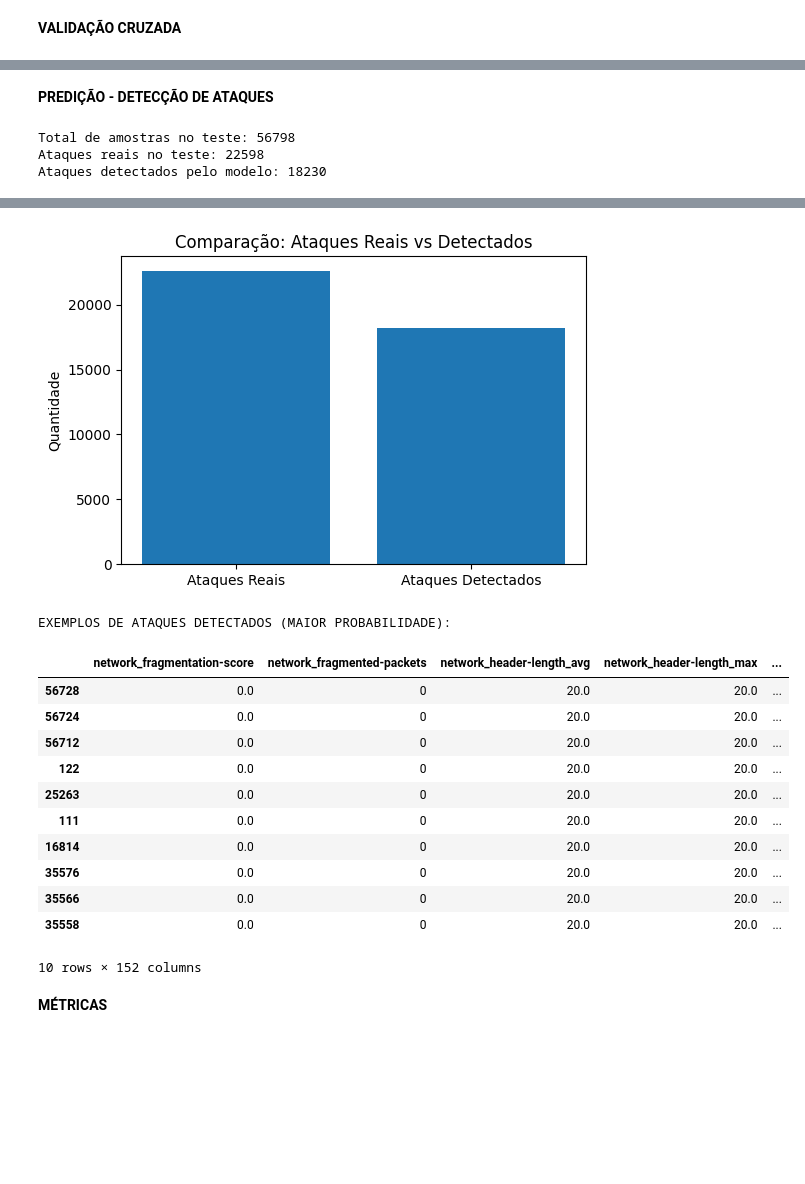
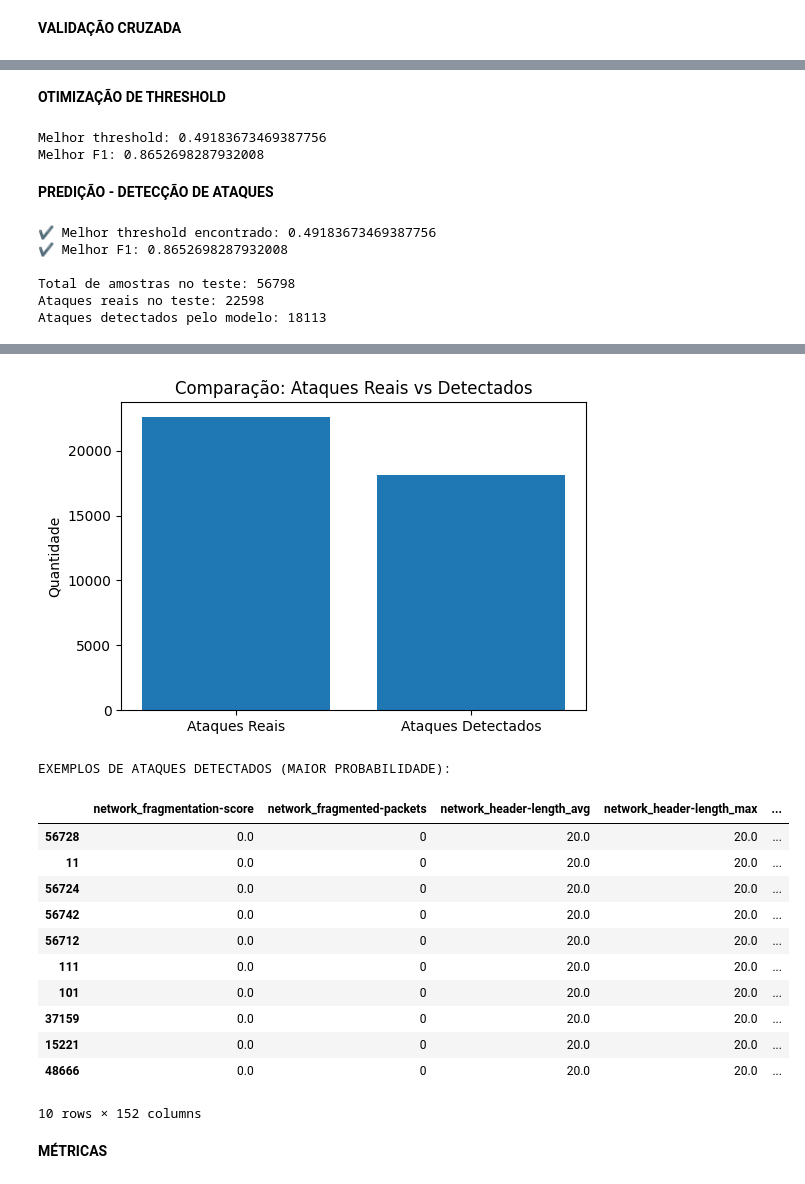
Before and after one commit to Bruno8740/Projeto-Detec-o-Ataques-IIoT-ML-RL-, a Jupyter notebook: modelo.ipynb, the cells around one changed output, grey strips where cells are left out. Drawn from its saved outputs; the diff is of its cells as text; code cells hidden in the pictures; blank space fills up the shorter version.

```diff
--- a/modelo.ipynb
+++ b/modelo.ipynb
@@ -267,39 +275,72 @@ F1 Médio: 0.863025088989201
+# %% [markdown]
+**OTIMIZAÇÃO DE THRESHOLD**
+# %%
+y_prob = pipeline.predict_proba(X_test)[:, 1]
+
+thresholds = np.linspace(0.1, 0.9, 50)
+
+best_thresh = 0.5
+best_f1 = 0
+
+for t in thresholds:
+    y_pred_temp = (y_prob >= t).astype(int)
+    f1 = f1_score(y_test, y_pred_temp)
+
+    if f1 > best_f1:
+        best_f1 = f1
+        best_thresh = t
+
+print("Melhor threshold:", best_thresh)
+print("Melhor F1:", best_f1)
+# %% [output]
+Melhor threshold: 0.49183673469387756
+Melhor F1: 0.8652698287932008
 # %% [markdown]
 **PREDIÇÃO - DETECÇÃO DE ATAQUES**
 # %%
-# PREDIÇÃO + DETECÇÃO DE ATAQUES
-
-import matplotlib.pyplot as plt
-from sklearn.utils.validation import check_is_fitted
+# PREDIÇÃO + DETECÇÃO DE ATAQUES (AJUSTADO COM THRESHOLD)
 
 # VERIFICA SE O PIPELINE FOI TREINADO
 check_is_fitted(pipeline)
 
-# PREDIÇÃO
-
-y_pred = pipeline.predict(X_test)
-
-# probabilidade da classe positiva (ataque = 1)
+# PROBABILIDADE (BASE DO MODELO)
 positive_class = 1
 y_prob = pipeline.predict_proba(X_test)[:, positive_class]
 
+#ESTÁ O AJUSTE PRINCIPAL (THRESHOLD OTIMIZADO)
+thresholds = np.linspace(0.1, 0.9, 50)
+
+best_thresh = 0.5
+best_f1 = 0
+
+for t in thresholds:
+    y_temp = (y_prob >= t).astype(int)
+    f1 = f1_score(y_test, y_temp)
+
+    if f1 > best_f1:
+        best_f1 = f1
+        best_thresh = t
+
+print("✔ Melhor threshold encontrado:", best_thresh)
+print("✔ Melhor F1:", best_f1)
+
+# PREDIÇÃO FINAL (USANDO THRESHOLD OTIMIZADO)
+y_pred = (y_prob >= best_thresh).astype(int)
+
 # DATAFRAME DE RESULTADOS
-
 df_result = X_test.copy()
 df_result["Real (y_test)"] = y_test.values
 df_result["Predito (y_pred)"] = y_pred
 df_result["Probabilidade_Ataque"] = y_prob
 
 # FILTRO DE ATAQUES DETECTADOS
-
 ataques_detectados = df_result[df_result["Predito (y_pred)"] == 1]
 
-print(f"Total de amostras no teste: {len(df_result)}")
+print(f"\nTotal de amostras no teste: {len(df_result)}")
 print(f"Ataques reais no teste: {df_result['Real (y_test)'].sum()}")
 print(f"Ataques detectados pelo modelo: {len(ataques_detectados)}")
 
 # TABELA FORMATADA
-
 def highlight_attacks(row):
     return [
         'background-color: #ffcccc'
@@ -308,11 +349,9 @@ def highlight_attacks(row):
     ]
 
 styled_table = df_result.head(20).style.apply(highlight_attacks, axis=1)
-
 display(styled_table)
 
 # GRÁFICO: REAIS vs DETECTADOS
-
 plt.figure(figsize=(6,4))
 
 labels = ['Ataques Reais', 'Ataques Detectados']
@@ -327,49 +366,51 @@ plt.ylabel("Quantidade")
 plt.show()
 
 # EXEMPLOS DE ATAQUES DETECTADOS
-
 print("\nEXEMPLOS DE ATAQUES DETECTADOS (MAIOR PROBABILIDADE):")
 
 display(
     ataques_detectados.sort_values(
         "Probabilidade_Ataque",
         ascending=False
     ).head(10)
 )
 # %% [output]
+✔ Melhor threshold encontrado: 0.49183673469387756
+✔ Melhor F1: 0.8652698287932008
+
 Total de amostras no teste: 56798
 Ataques reais no teste: 22598
-Ataques detectados pelo modelo: 18230
+Ataques detectados pelo modelo: 18113
 |  | network_fragmentation-score | network_fragmented-packets | network_header-length_avg | network_header-length_max | ... |
 | 0 | 0.000000 | 0 | 0.000000 | 0.000000 | ... |
 | 1 | 0.000000 | 0 | 0.000000 | 0.000000 | ... |
 | 2 | 0.000000 | 0 | 0.000000 | 0.000000 | ... |
 | 3 | 0.000000 | 0 | 20.000000 | 20.000000 | ... |
 | 4 | 0.000000 | 0 | 0.000000 | 0.000000 | ... |
 | 5 | 0.000000 | 0 | 20.000000 | 20.000000 | ... |
 | 6 | 0.000000 | 0 | 20.000000 | 20.000000 | ... |
 | 7 | 0.000000 | 0 | 0.000000 | 0.000000 | ... |
 | 8 | 0.000000 | 0 | 20.000000 | 20.000000 | ... |
 | 9 | 0.000000 | 0 | 0.000000 | 0.000000 | ... |
 | ... | ... | ... | ... | ... | ... |
 | 15 | 0.000000 | 0 | 0.000000 | 0.000000 | ... |
 | 16 | 0.000000 | 0 | 20.000000 | 20.000000 | ... |
 | 17 | 0.000000 | 0 | 0.000000 | 0.000000 | ... |
 | 18 | 0.000000 | 0 | 20.000000 | 20.000000 | ... |
 | 19 | 0.000000 | 0 | 20.000000 | 20.000000 | ... |
 [figure]
 EXEMPLOS DE ATAQUES DETECTADOS (MAIOR PROBABILIDADE):
 |  | network_fragmentation-score | network_fragmented-packets | network_header-length_avg | network_header-length_max | ... |
 | 56728 | 0.0 | 0 | 20.0 | 20.0 | ... |
+| 11 | 0.0 | 0 | 20.0 | 20.0 | ... |
 | 56724 | 0.0 | 0 | 20.0 | 20.0 | ... |
+| 56742 | 0.0 | 0 | 20.0 | 20.0 | ... |
 | 56712 | 0.0 | 0 | 20.0 | 20.0 | ... |
-| 122 | 0.0 | 0 | 20.0 | 20.0 | ... |
-| 25263 | 0.0 | 0 | 20.0 | 20.0 | ... |
 | 111 | 0.0 | 0 | 20.0 | 20.0 | ... |
-| 16814 | 0.0 | 0 | 20.0 | 20.0 | ... |
-| 35576 | 0.0 | 0 | 20.0 | 20.0 | ... |
-| 35566 | 0.0 | 0 | 20.0 | 20.0 | ... |
-| 35558 | 0.0 | 0 | 20.0 | 20.0 | ... |
+| 101 | 0.0 | 0 | 20.0 | 20.0 | ... |
+| 37159 | 0.0 | 0 | 20.0 | 20.0 | ... |
+| 15221 | 0.0 | 0 | 20.0 | 20.0 | ... |
+| 48666 | 0.0 | 0 | 20.0 | 20.0 | ... |
 10 rows × 152 columns
 # %% [markdown]
 **MÉTRICAS**
```
Also changed, not shown: parts of 6 cells of this notebook.
